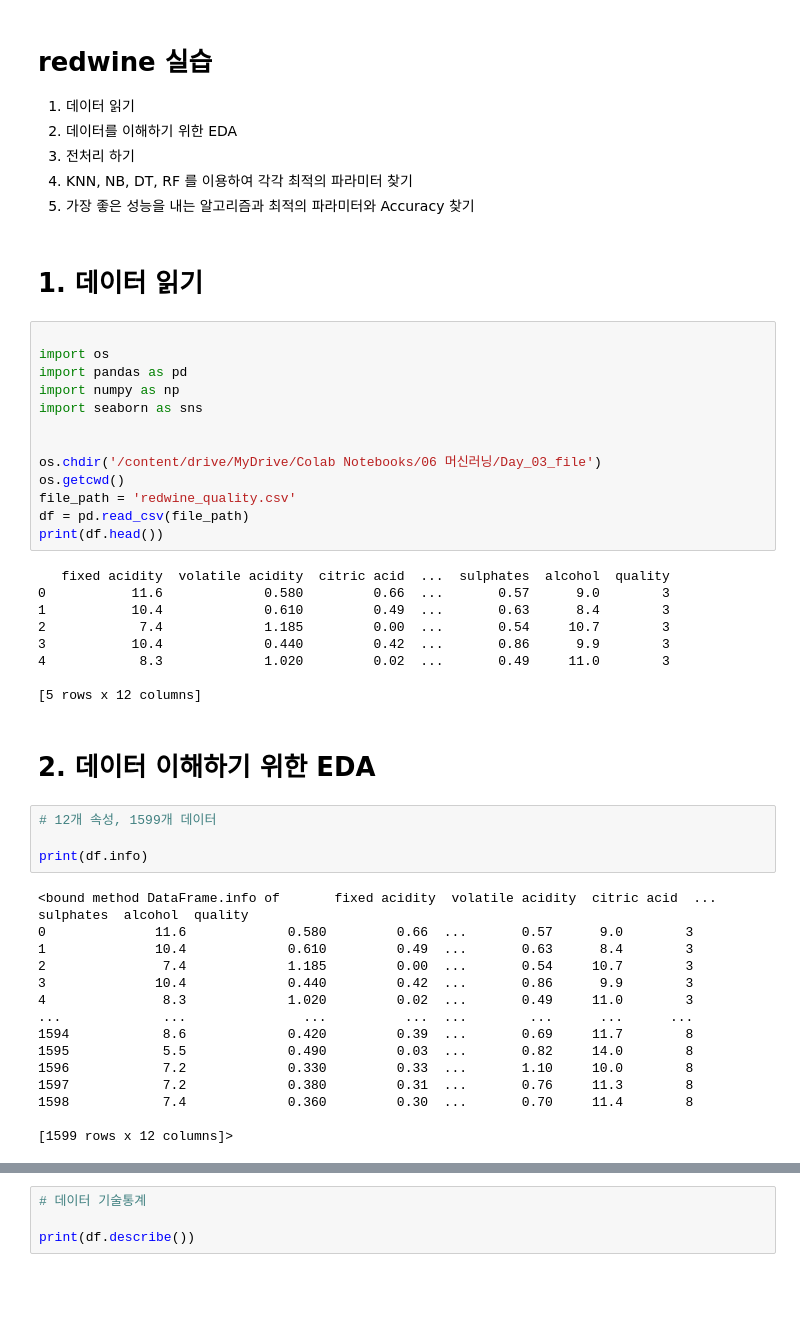
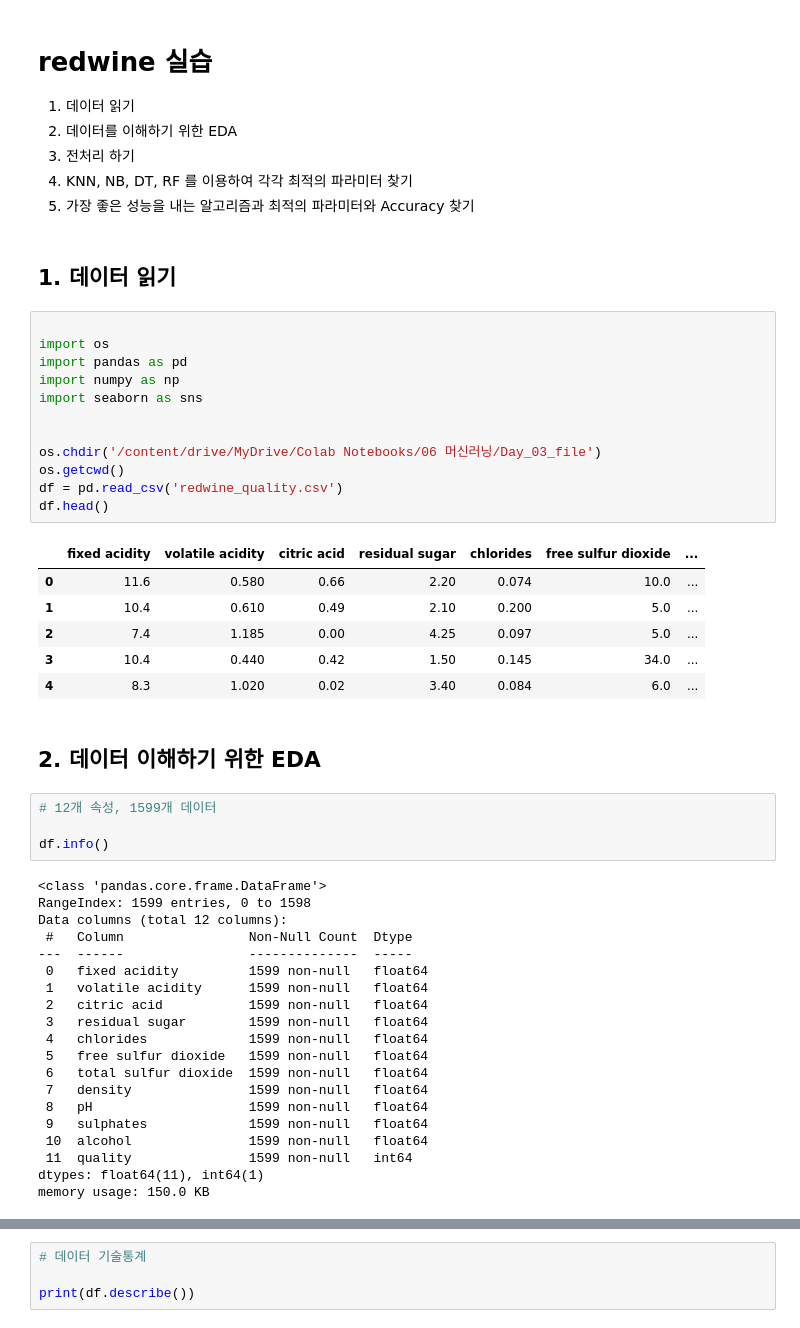
Before and after one commit to KimInSeok-DA/DA_Sesac, a Jupyter notebook: 05_Machine_Learning/Day_03/Day_03.ipynb, the cells around one changed output, grey strips where cells are left out. Drawn from its saved outputs; the diff is of its cells as text; blank space fills up the shorter version.

```diff
--- a/05_Machine_Learning/Day_03/Day_03.ipynb
+++ b/05_Machine_Learning/Day_03/Day_03.ipynb
@@ -246,50 +245,52 @@ print(confusion_matrix(y_test, pred))
 4. KNN, NB, DT, RF 를 이용하여 각각 최적의 파라미터 찾기
 5. 가장 좋은 성능을 내는 알고리즘과 최적의 파라미터와 Accuracy 찾기
 # %% [markdown]
-# 1. 데이터 읽기
+## 1. 데이터 읽기
 # %%
 
 import os
 import pandas as pd
 import numpy as np
 import seaborn as sns
 
 
 os.chdir('/content/drive/MyDrive/Colab Notebooks/06 머신러닝/Day_03_file')
 os.getcwd()
-file_path = 'redwine_quality.csv'
-df = pd.read_csv(file_path)
-print(df.head())
+df = pd.read_csv('redwine_quality.csv')
+df.head()
 # %% [output]
-   fixed acidity  volatile acidity  citric acid  ...  sulphates  alcohol  quality
-0           11.6             0.580         0.66  ...       0.57      9.0        3
-1           10.4             0.610         0.49  ...       0.63      8.4        3
-2            7.4             1.185         0.00  ...       0.54     10.7        3
-3           10.4             0.440         0.42  ...       0.86      9.9        3
-4            8.3             1.020         0.02  ...       0.49     11.0        3
-
-[5 rows x 12 columns]
+|  | fixed acidity | volatile acidity | citric acid | residual sugar | chlorides | free sulfur dioxide | ... |
+| 0 | 11.6 | 0.580 | 0.66 | 2.20 | 0.074 | 10.0 | ... |
+| 1 | 10.4 | 0.610 | 0.49 | 2.10 | 0.200 | 5.0 | ... |
+| 2 | 7.4 | 1.185 | 0.00 | 4.25 | 0.097 | 5.0 | ... |
+| 3 | 10.4 | 0.440 | 0.42 | 1.50 | 0.145 | 34.0 | ... |
+| 4 | 8.3 | 1.020 | 0.02 | 3.40 | 0.084 | 6.0 | ... |
 # %% [markdown]
-# 2. 데이터 이해하기 위한 EDA
+## 2. 데이터 이해하기 위한 EDA
 # %%
 # 12개 속성, 1599개 데이터
 
-print(df.info)
+df.info()
 # %% [output]
-<bound method DataFrame.info of       fixed acidity  volatile acidity  citric acid  ...  sulphates  alcohol  quality
-0              11.6             0.580         0.66  ...       0.57      9.0        3
-1              10.4             0.610         0.49  ...       0.63      8.4        3
-2               7.4             1.185         0.00  ...       0.54     10.7        3
-3              10.4             0.440         0.42  ...       0.86      9.9        3
-4               8.3             1.020         0.02  ...       0.49     11.0        3
-...             ...               ...          ...  ...        ...      ...      ...
-1594            8.6             0.420         0.39  ...       0.69     11.7        8
-1595            5.5             0.490         0.03  ...       0.82     14.0        8
-1596            7.2             0.330         0.33  ...       1.10     10.0        8
-1597            7.2             0.380         0.31  ...       0.76     11.3        8
-1598            7.4             0.360         0.30  ...       0.70     11.4        8
-
-[1599 rows x 12 columns]>
+<class 'pandas.core.frame.DataFrame'>
+RangeIndex: 1599 entries, 0 to 1598
+Data columns (total 12 columns):
+ #   Column                Non-Null Count  Dtype
+---  ------                --------------  -----
+ 0   fixed acidity         1599 non-null   float64
+ 1   volatile acidity      1599 non-null   float64
+ 2   citric acid           1599 non-null   float64
+ 3   residual sugar        1599 non-null   float64
+ 4   chlorides             1599 non-null   float64
+ 5   free sulfur dioxide   1599 non-null   float64
+ 6   total sulfur dioxide  1599 non-null   float64
+ 7   density               1599 non-null   float64
+ 8   pH                    1599 non-null   float64
+ 9   sulphates             1599 non-null   float64
+ 10  alcohol               1599 non-null   float64
+ 11  quality               1599 non-null   int64
+dtypes: float64(11), int64(1)
+memory usage: 150.0 KB
 # %%
 # 결측치 조회(없음)
 
```
Also changed, not shown: parts of 26 cells of this notebook.
